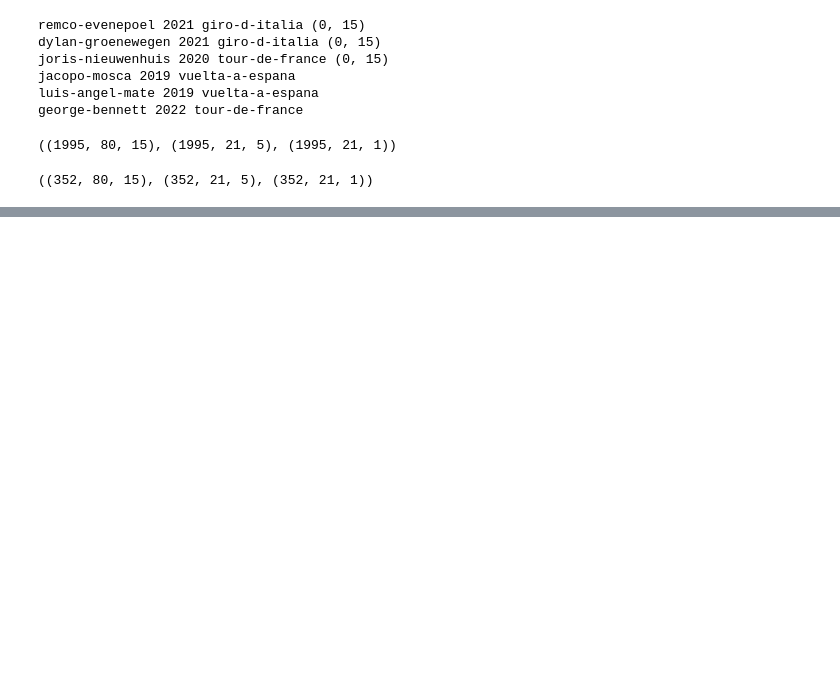
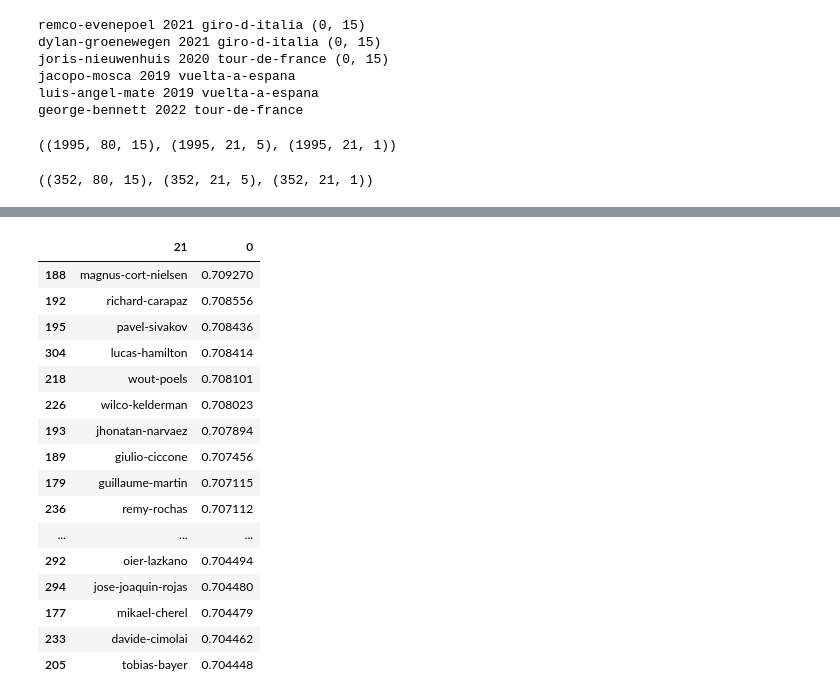
Before and after one commit to Michiel-DK/cycling_manager, a Jupyter notebook: notebooks/cnn.ipynb, the cells around one changed output, grey strips where cells are left out. Cells and saved outputs as stored; diff of their text form; code cells hidden in the pictures; blank space fills up the shorter version.

```diff
--- a/notebooks/cnn.ipynb
+++ b/notebooks/cnn.ipynb
@@ -175,0 +200,22 @@ array([[[0.505883  ],
+# %%
+pred_tdf = pred_df[pred_df[23]=='giro-d-italia'].drop(columns=[22,23])
+# %%
+pred_tdf[[21]].merge(pd.DataFrame(pred_tdf.mean(axis=1)), left_index=True, right_index=True).sort_values(by=0, ascending=False).head(50)
+# %% [output]
+|  | 21 | 0 |
+| 188 | magnus-cort-nielsen | 0.709270 |
+| 192 | richard-carapaz | 0.708556 |
+| 195 | pavel-sivakov | 0.708436 |
+| 304 | lucas-hamilton | 0.708414 |
+| 218 | wout-poels | 0.708101 |
+| 226 | wilco-kelderman | 0.708023 |
+| 193 | jhonatan-narvaez | 0.707894 |
+| 189 | giulio-ciccone | 0.707456 |
+| 179 | guillaume-martin | 0.707115 |
+| 236 | remy-rochas | 0.707112 |
+| ... | ... | ... |
+| 292 | oier-lazkano | 0.704494 |
+| 294 | jose-joaquin-rojas | 0.704480 |
+| 177 | mikael-cherel | 0.704479 |
+| 233 | davide-cimolai | 0.704462 |
+| 205 | tobias-bayer | 0.704448 |
```
Also changed, not shown: parts of 9 cells of this notebook, 5 other files.
